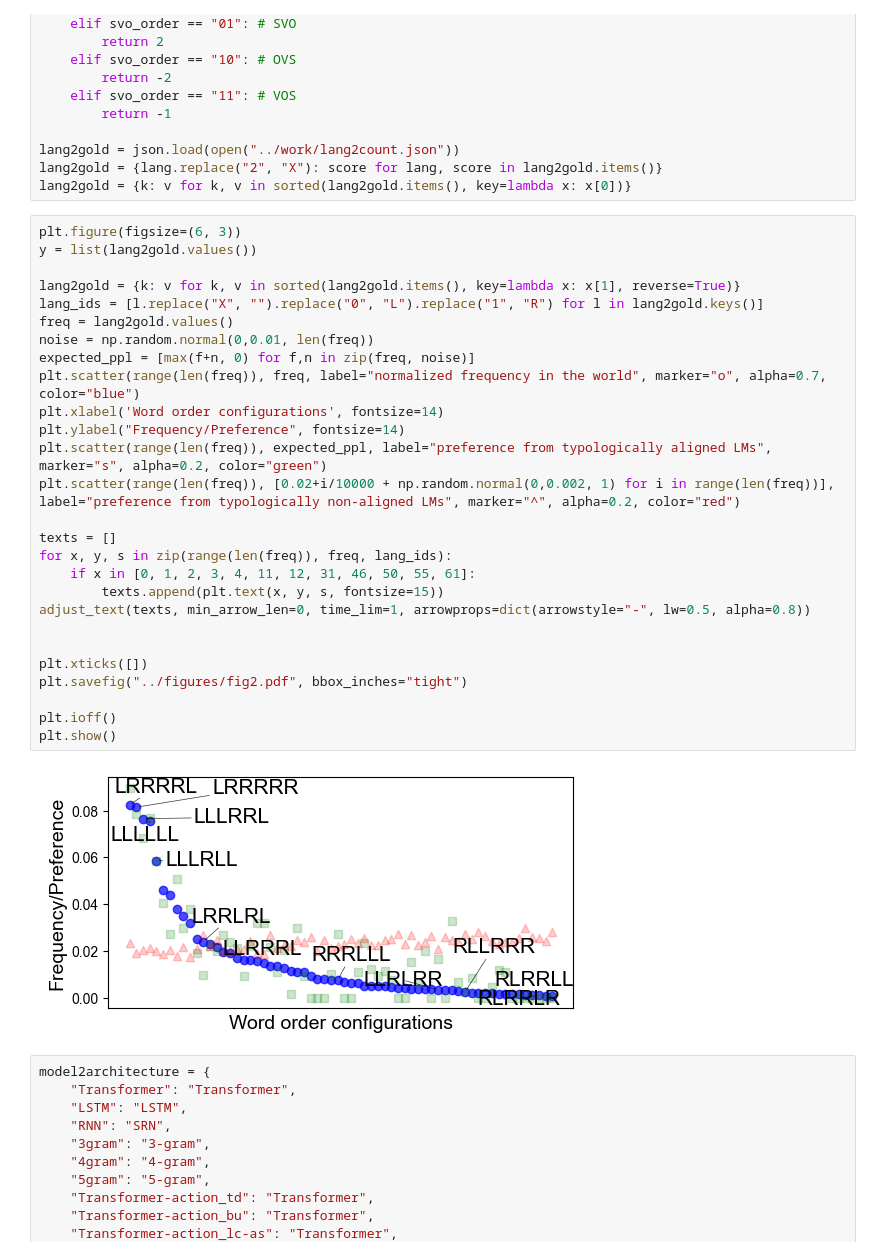
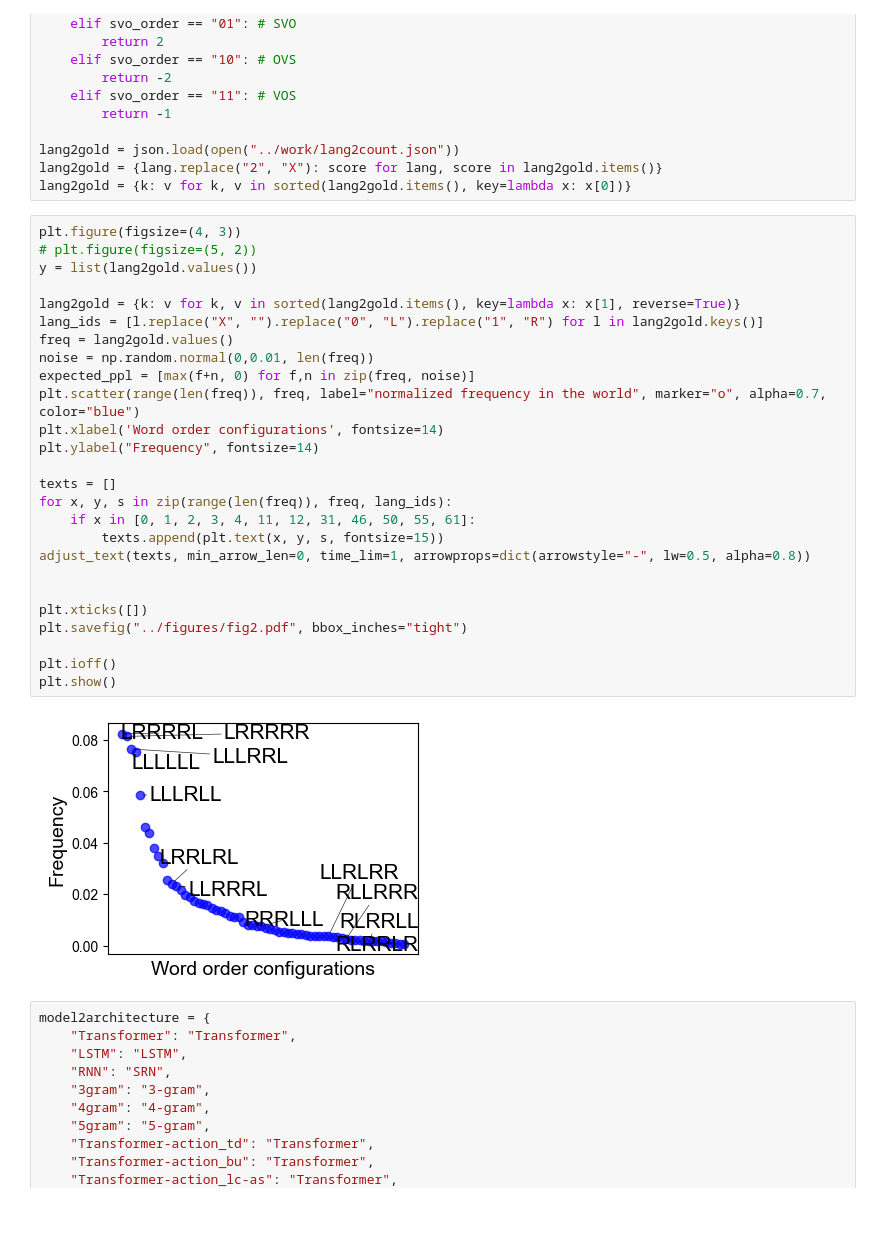
Before and after one commit to ruoxining/word-order-universals-cogLM, a Jupyter notebook: src/vizualize_figures.ipynb, the cells around one changed output. Saved outputs shown, nothing was run; the diff lists cells and outputs as text; blank space fills up the shorter version.

```diff
--- a/src/vizualize_figures.ipynb
+++ b/src/vizualize_figures.ipynb
@@ -57,34 +57,33 @@ lang2gold = json.load(open("../work/lang2count.json"))
 lang2gold = {lang.replace("2", "X"): score for lang, score in lang2gold.items()}
 lang2gold = {k: v for k, v in sorted(lang2gold.items(), key=lambda x: x[0])}
 # %%
-plt.figure(figsize=(6, 3))
+plt.figure(figsize=(4, 3))
+# plt.figure(figsize=(5, 2))
 y = list(lang2gold.values())
 
 lang2gold = {k: v for k, v in sorted(lang2gold.items(), key=lambda x: x[1], reverse=True)}
 lang_ids = [l.replace("X", "").replace("0", "L").replace("1", "R") for l in lang2gold.keys()]
 freq = lang2gold.values()
 noise = np.random.normal(0,0.01, len(freq))
 expected_ppl = [max(f+n, 0) for f,n in zip(freq, noise)]
 plt.scatter(range(len(freq)), freq, label="normalized frequency in the world", marker="o", alpha=0.7, color="blue")
 plt.xlabel('Word order configurations', fontsize=14)
-plt.ylabel("Frequency/Preference", fontsize=14)
-plt.scatter(range(len(freq)), expected_ppl, label="preference from typologically aligned LMs", marker="s", alpha=0.2, color="green")
-plt.scatter(range(len(freq)), [0.02+i/10000 + np.random.normal(0,0.002, 1) for i in range(len(freq))], label="preference from typologically non-aligned LMs", marker="^", alpha=0.2, color="red")
+plt.ylabel("Frequency", fontsize=14)
 
 texts = []
 for x, y, s in zip(range(len(freq)), freq, lang_ids):
     if x in [0, 1, 2, 3, 4, 11, 12, 31, 46, 50, 55, 61]:
         texts.append(plt.text(x, y, s, fontsize=15))
 adjust_text(texts, min_arrow_len=0, time_lim=1, arrowprops=dict(arrowstyle="-", lw=0.5, alpha=0.8))
 
 
 plt.xticks([])
 plt.savefig("../figures/fig2.pdf", bbox_inches="tight")
 
 plt.ioff()
 plt.show()
 # %% [output]
-[figure, old version]
+[figure, new version]
 # %%
 model2architecture = {
     "Transformer": "Transformer",
```
Also changed, not shown: 13 other files.
